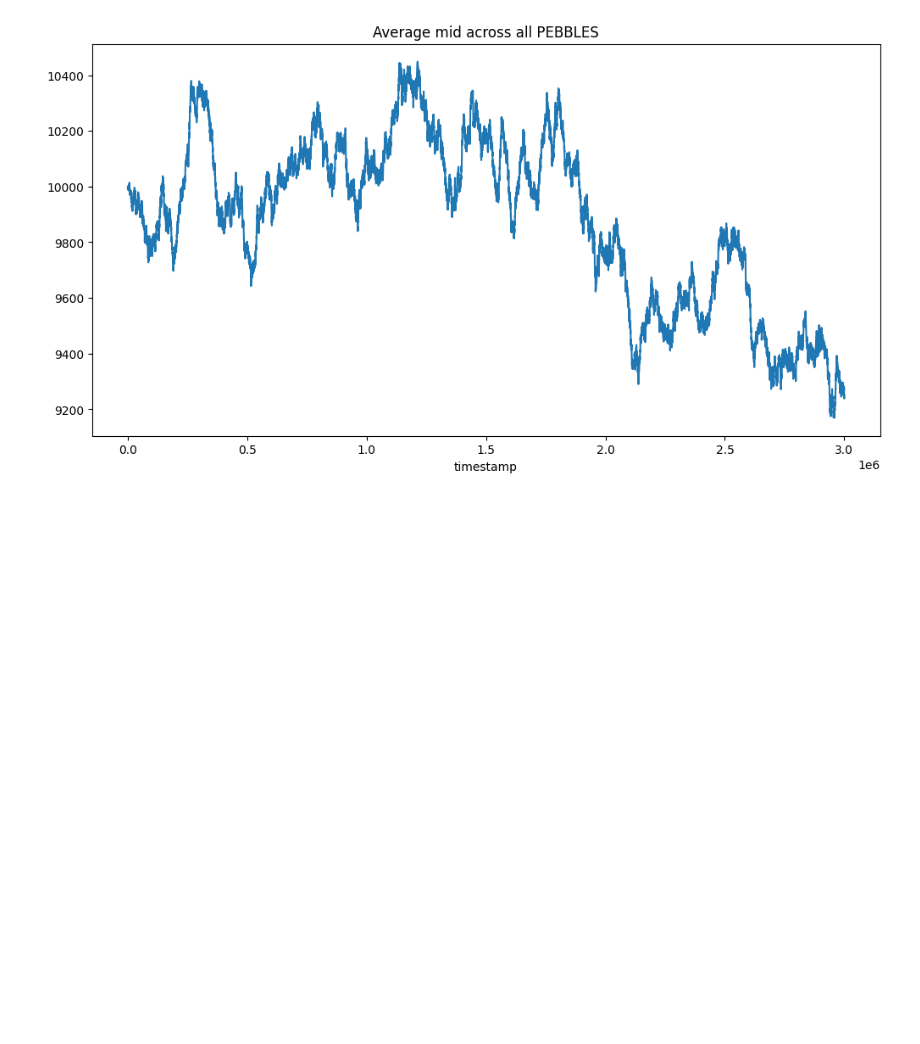
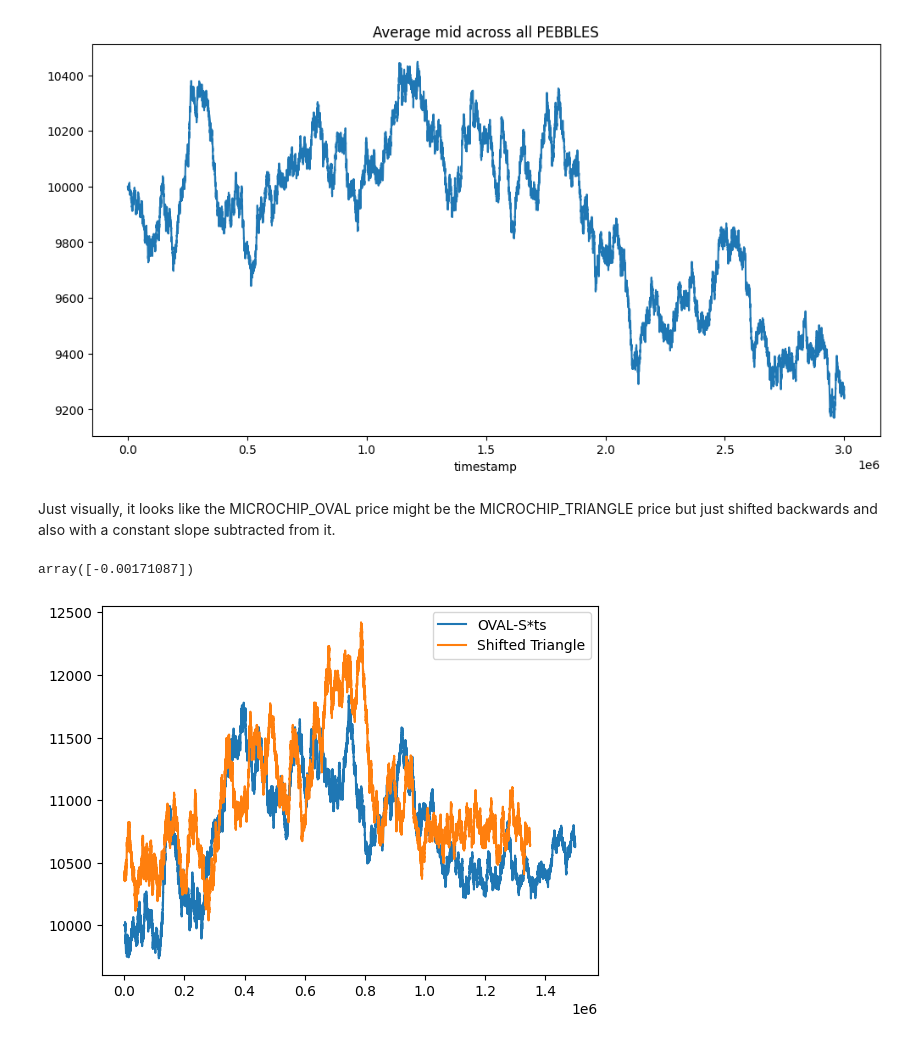
Before and after one commit to nikaslukyanov/kernel_trick, a Jupyter notebook: round5/microchips.ipynb, the cells around one changed output. Saved outputs shown, nothing was run; the diff lists cells and outputs as text; code cells hidden in the pictures; blank space fills up the shorter version.

```diff
--- a/round5/microchips.ipynb
+++ b/round5/microchips.ipynb
@@ -66,3 +69,18 @@ mids["PEBBLES_avg"].plot(figsize=(12, 6), title="Average mid across all PEBBLES"
 # %% [output]
 <Axes: title={'center': 'Average mid across all PEBBLES'}, xlabel='timestamp'>
 [figure]
+# %% [markdown]
+Just visually, it looks like the MICROCHIP_OVAL price might be the MICROCHIP_TRIANGLE price but just shifted backwards and also with a constant slope subtracted from it.
+# %%
+chip = lambda s: chip_prices[chip_prices['product'] == f'MICROCHIP_{s}']
+ts_oval = LinearRegression()
+ts_oval.fit(chip('OVAL')[['timestamp']], chip('OVAL').mid_price)
+# %% [output]
+array([-0.00171087])
+# %%
+plt.plot(chip('OVAL').mid_price - ts_oval.coef_[0] * chip('OVAL').timestamp, label="OVAL-S*ts")
+plt.plot(chip('TRIANGLE').mid_price.shift(-3000) + (chip('TRIANGLE').timestamp)*0.0010, label="Shifted Triangle")
+plt.legend()
+plt.show()
+# %% [output]
+[figure, added]
```
Also changed, not shown: parts of 4 cells of this notebook.
